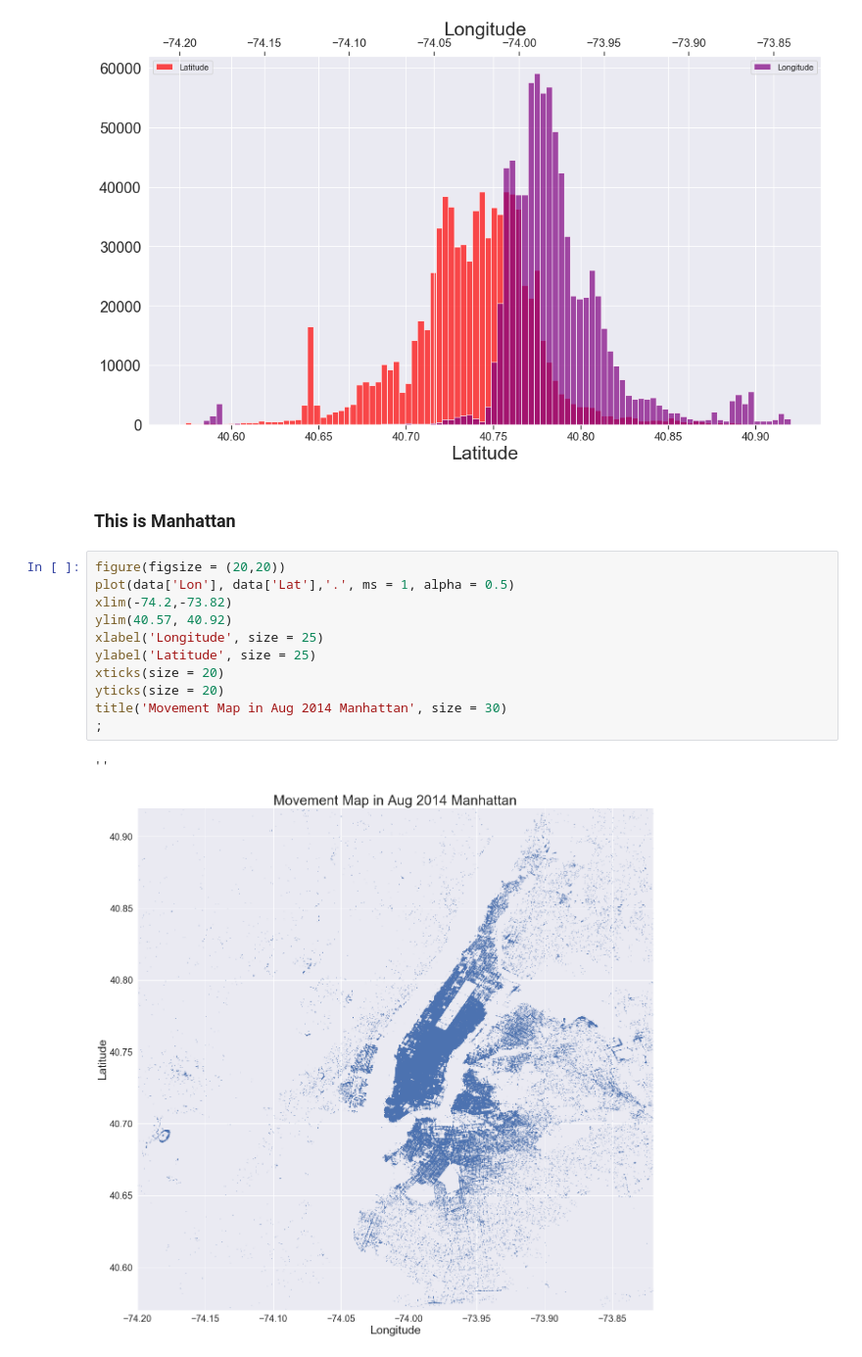
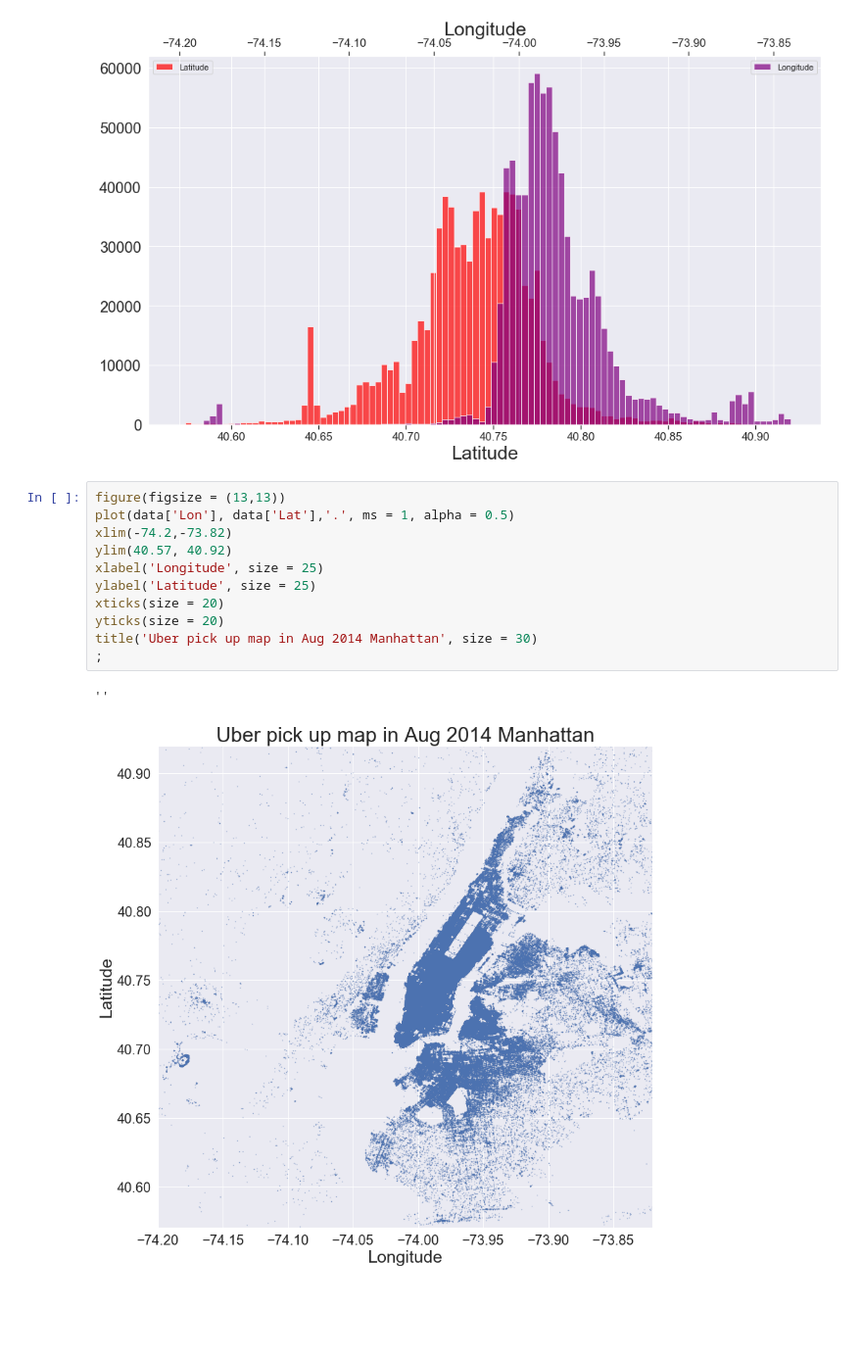
Before and after one commit to ArnoDYD/me, a Jupyter notebook: OpenDataProject/Uber Data Project.ipynb, the cells around one changed output. Shown: that part at 98% size. Cells and saved outputs as stored; diff of their text form; blank space fills up the shorter version.

```diff
--- a/OpenDataProject/Uber Data Project.ipynb
+++ b/OpenDataProject/Uber Data Project.ipynb
@@ -276,19 +285,17 @@ legend(loc="upper right")
 # %% [output]
 ''
 [figure]
-# %% [markdown]
-### This is Manhattan
 # %%
-figure(figsize = (20,20))
+figure(figsize = (13,13))
 plot(data['Lon'], data['Lat'],'.', ms = 1, alpha = 0.5)
 xlim(-74.2,-73.82)
 ylim(40.57, 40.92)
 xlabel('Longitude', size = 25)
 ylabel('Latitude', size = 25)
 xticks(size = 20)
 yticks(size = 20)
-title('Movement Map in Aug 2014 Manhattan', size = 30)
+title('Uber pick up map in Aug 2014 Manhattan', size = 30)
 ;
 # %% [output]
 ''
-[figure, old version]
+[figure, new version]
```
Also changed, not shown: parts of 20 cells of this notebook.
